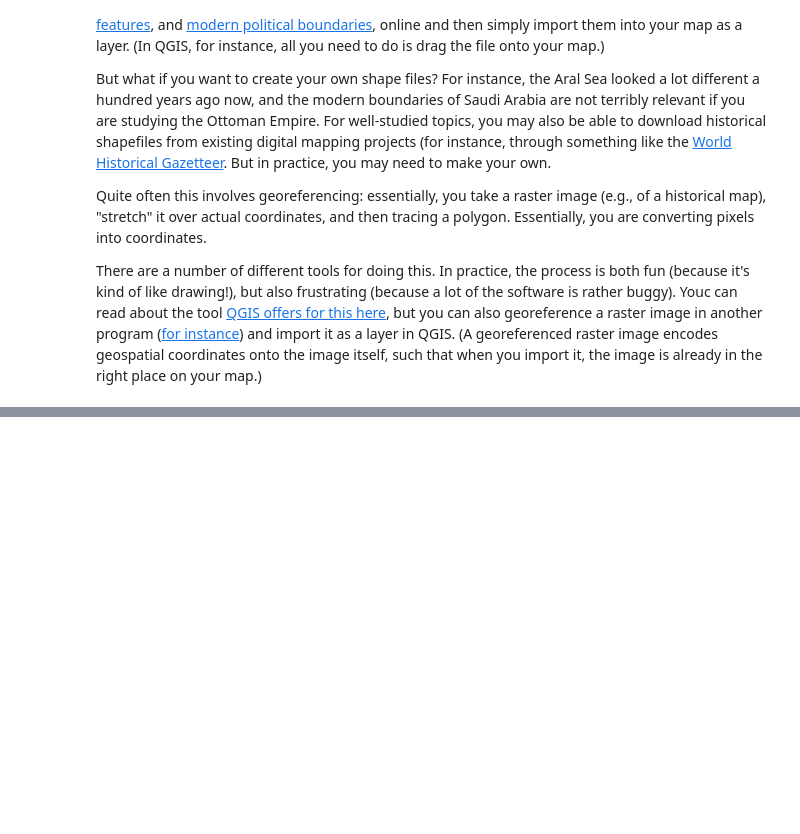
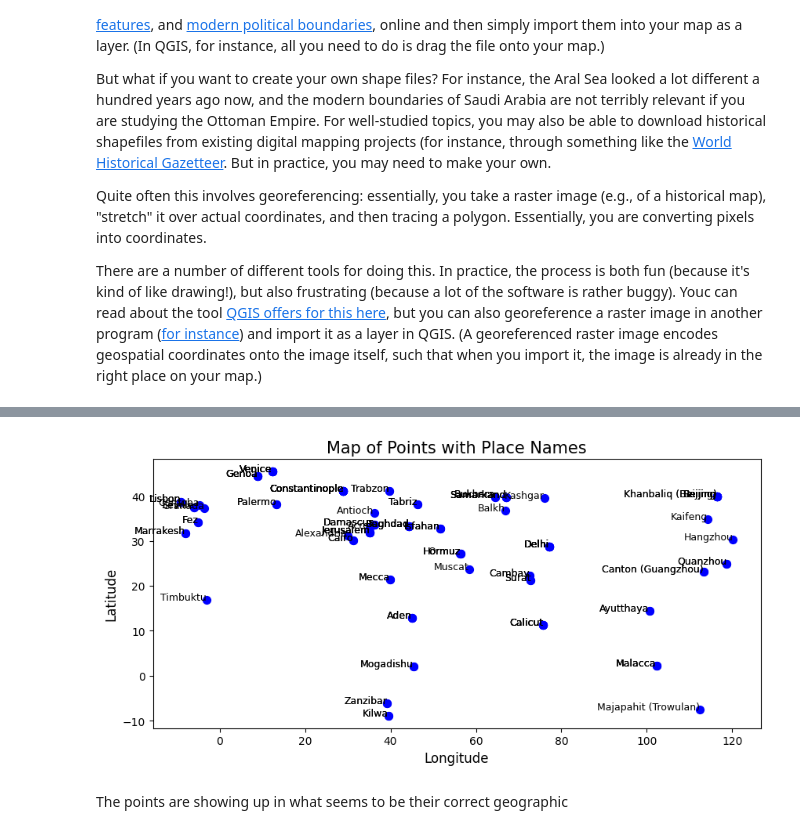
Before and after one commit to pickettj/teaching, a Jupyter notebook: Geospatial_Tutorial.ipynb, the cells around one changed output, grey strips where cells are left out. Cells and saved outputs as stored; diff of their text form; code cells hidden in the pictures; blank space fills up the shorter version.

```diff
--- a/Geospatial_Tutorial.ipynb
+++ b/Geospatial_Tutorial.ipynb
@@ -175,0 +186,14 @@ There are a number of different tools for doing this. In practice, the process i
+# %%
+
+# Create a geometry column from the Longitude and Latitude columns
+geometry = [Point(xy) for xy in zip(final_cleaned_df['Longitude'], final_cleaned_df['Latitude'])]
+# The zip function in Python is used to combine two or more iterables (like lists or columns from a DataFrame) into a single iterable of tuples.
+
+# Create a GeoDataFrame
+geo_final_cleaned_df = gpd.GeoDataFrame(final_cleaned_df, geometry=geometry)
+
+# Set the coordinate reference system (CRS) to WGS84 (EPSG:4326)
+geo_final_cleaned_df.set_crs(epsg=4326, inplace=True)
+
+# Display the GeoDataFrame
+geo_final_cleaned_df
@@ -175,0 +214,21 @@ There are a number of different tools for doing this. In practice, the process i
+# %%
+# Create a figure and axis
+fig, ax = plt.subplots(figsize=(10, 10))  # Set the figure size
+
+# Plot the points without color coding
+geo_final_cleaned_df.plot(ax=ax, color='blue', markersize=50)  # Adjust markersize as needed
+
+# Add labels for each point using Place_Name
+for x, y, label in zip(geo_final_cleaned_df.geometry.x, geo_final_cleaned_df.geometry.y, geo_final_cleaned_df['Place_Name']):
+    ax.text(x, y, label, fontsize=9, ha='right')  # Adjust fontsize and alignment as needed
+
+# Set title and labels
+ax.set_title('Map of Points with Place Names', fontsize=15)
+
+
+# Show the plot
+plt.show()
+# %% [output]
+[figure, added]
+# %% [markdown]
+The points are showing up in what seems to be their correct geographic
```
Also changed, not shown: parts of 4 cells of this notebook, 4 other files.
